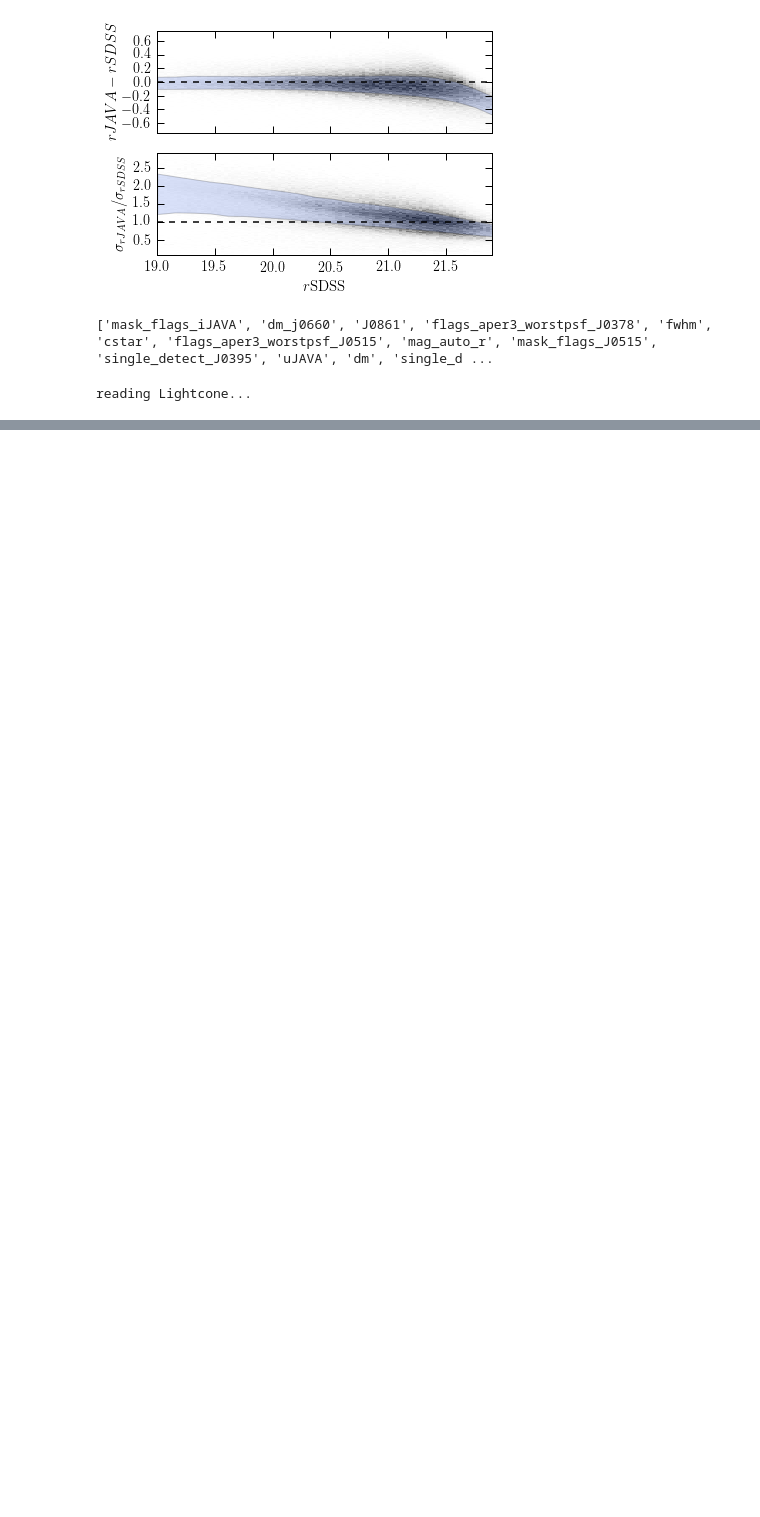
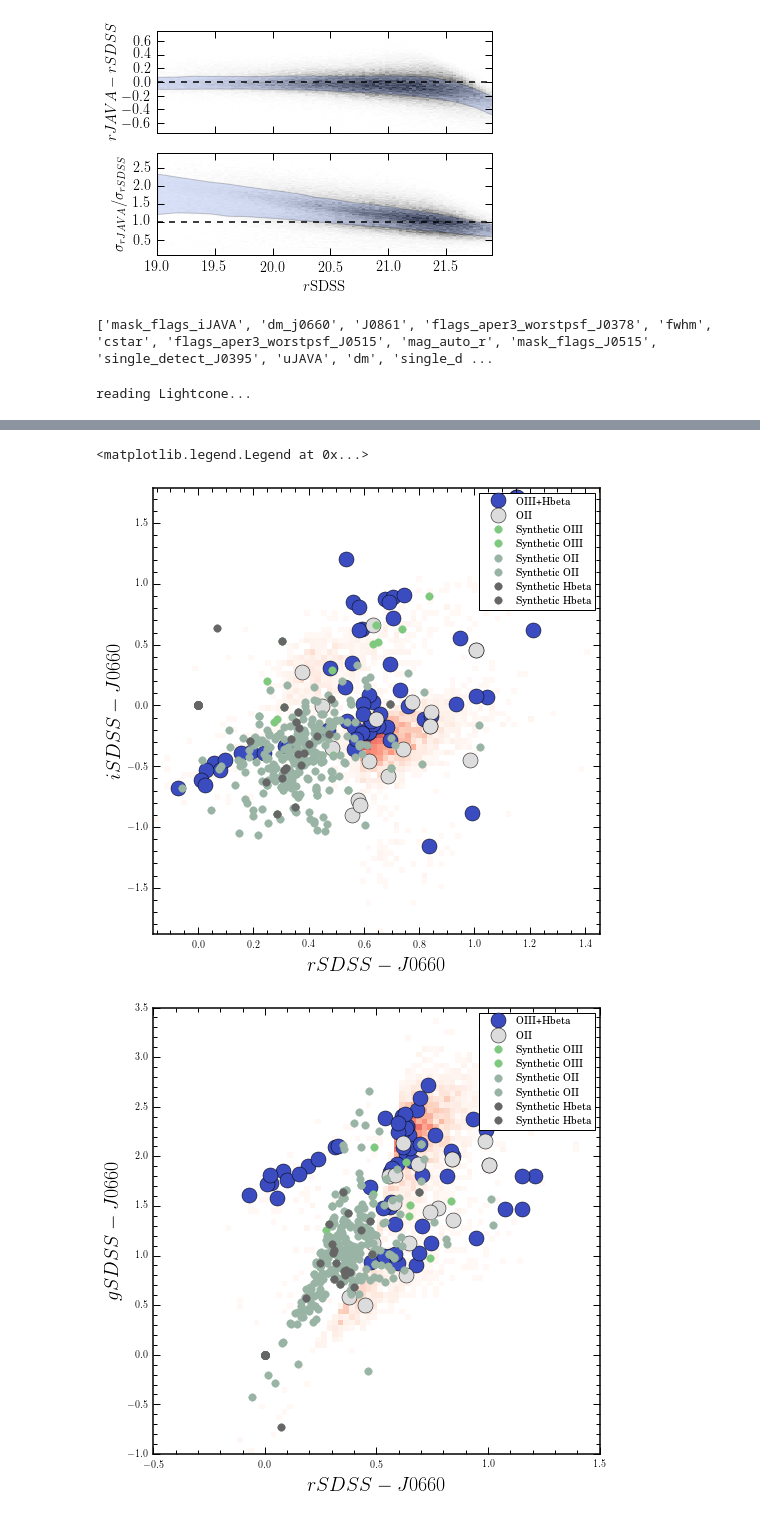
Before and after one commit to aaorsi/ELG_analysis, a Jupyter notebook: learn_ELGz.ipynb, the cells around one changed output, grey strips where cells are left out. Drawn from its saved outputs; the diff is of its cells as text; code cells hidden in the pictures; blank space fills up the shorter version.

```diff
--- a/learn_ELGz.ipynb
+++ b/learn_ELGz.ipynb
@@ -374,9 +368,9 @@ mask = ((dc['dm_j0660'] > 0.4) & # a minimum EW limit -- not sure what this corr
         (dc['mask_flags_J0660'] == 0) & # no artifacts is J0660 photometry
         (dc['mask_flags_rJAVA'] == 0) &
         (dc['single_detect_J0660'] != 0) & # Objects are detected in both rJAVA and J0660
-        (1./dc['J0660'][:,1] > 3) &    # SNR of J0660 is above 5
-         (1./dc['r'+suff][:,1] > 3) &  # SNR of SDSS r-band is above 5
-        (1./dc['rJAVA'][:,1] > 3)     # also SNR of rJAVA is above 5
+        (1./dc['J0660'][:,1] > 5) &    # SNR of J0660 is above 5
+         (1./dc['r'+suff][:,1] > 5) &  # SNR of SDSS r-band is above 5
+        (1./dc['rJAVA'][:,1] > 5)     # also SNR of rJAVA is above 5
          )
 
 dcat = jplus.tools.select_object(dc, mask)
@@ -1423,6 +1511,8 @@ print photo_spec.keys()
 # %%
 # Explore those colour-colour plots again now with synthetic photometry and adding
 # cuts to reduce the fraction of contaminants
+
+classes_names = ['OIII+Hbeta','OII', 'contaminant']
 
 plt.figure('ccx1',figsize=(8,8))
 colors = plt.cm.coolwarm(np.linspace(0,1,len(classes_names)))
@@ -1481,33 +1571,37 @@ for ic in classes_names:
                                          cmap=plt.cm.Reds, normed=LogNorm(),
                                          cmin=0.01, label='SDSS contaminants', alpha=0.7,
                                                 range=[xr,yr])
         #plt.legend(loc='upper left')
     else:
         plt.plot(dataspec['r'+suff][mask,0] - dataspec['J0660'][mask,0],
              dataspec['g'+suff][mask,0] - dataspec['J0660'][mask,0],
              'o',color=colors[iic],alpha=1,label=ic,markersize=15)
     iic += 1
 
 iic = 0
 for ic in gtype:
     iid = gtdict[ic]
     plt.plot(photo_spec['r'+suff][iid] - photo_spec['J0660'][iid],
              photo_spec['g'+suff][iid] - photo_spec['J0660'][iid],
              '.',color=colors_synt[iic],alpha=1,label='Synthetic %s'%ic,markersize=15)
 
     iic += 1
 
 
 
 plt.ylim(yr)
 plt.xlim(xr)
 plt.xlabel(r'$r%s-J0660$'%suff,fontsize=20)
 plt.ylabel(r'$g%s-J0660$'%suff,fontsize=20)
 
 
 
 #plt.xlim([-0.5,2])
 plt.legend()
+# %% [output]
+<matplotlib.legend.Legend at 0x...>
+[figure, added]
+[figure, added]
 # %%
 # additional cuts on training set to reduce contaminants
 suff ='SDSS'
```
Also changed, not shown: parts of 29 cells of this notebook, 2 other files.
